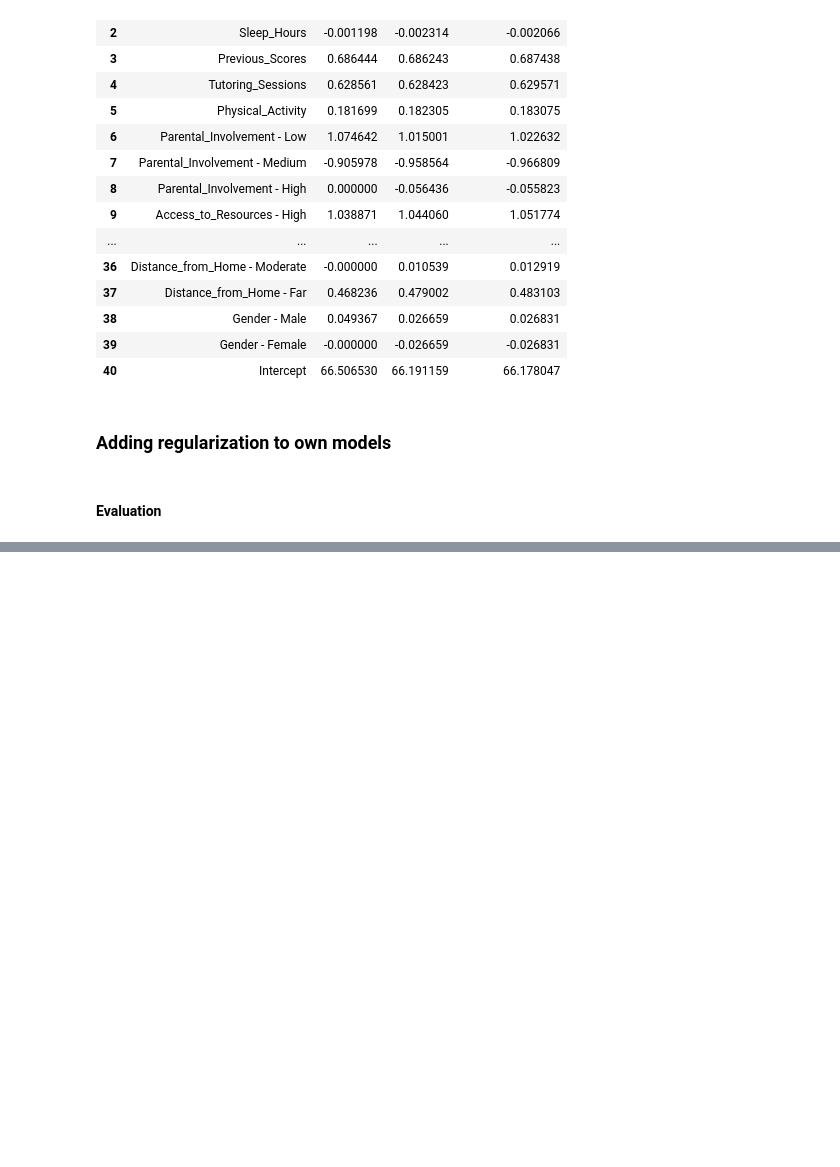
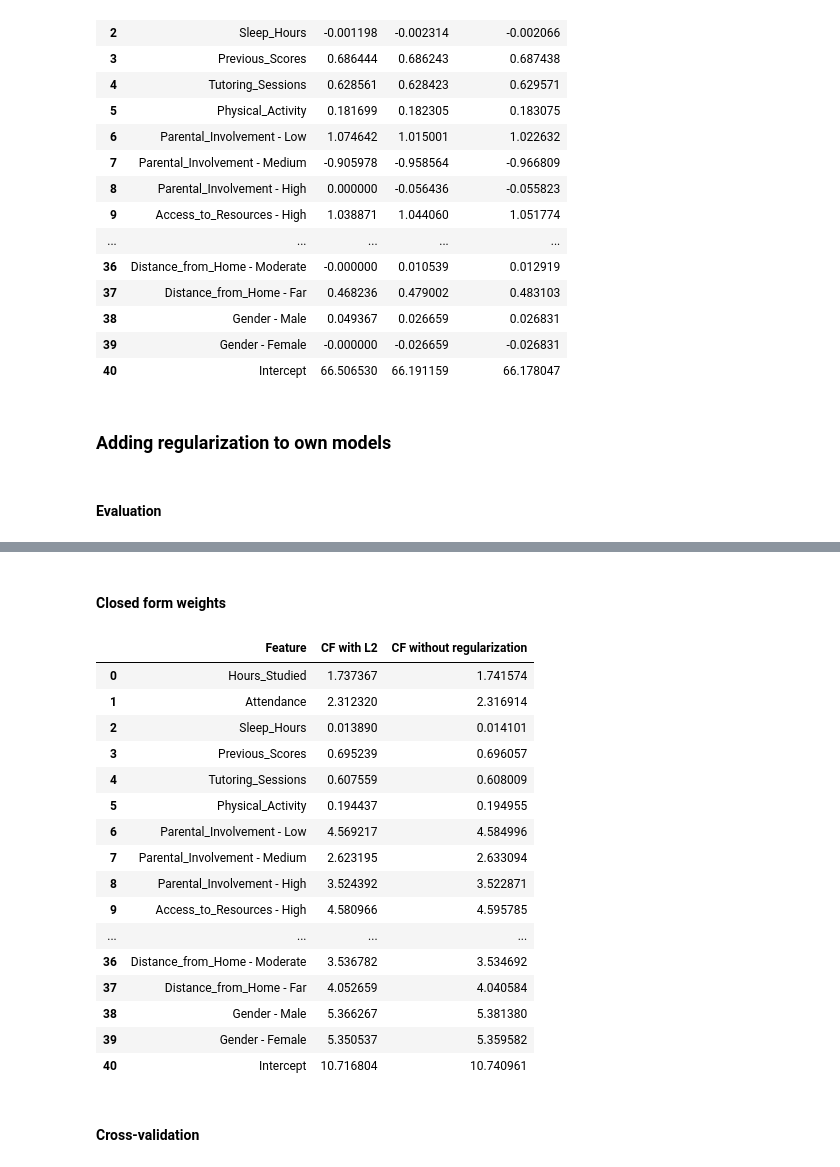
Before and after one commit to p0mpon/projekt_msid, a Jupyter notebook: regularization.ipynb, the cells around one changed output, grey strips where cells are left out. Saved outputs shown, nothing was run; the diff lists cells and outputs as text; code cells hidden in the pictures; blank space fills up the shorter version.

```diff
--- a/regularization.ipynb
+++ b/regularization.ipynb
@@ -274,0 +275,29 @@ display(df_weights_reg)
+# %% [markdown]
+#### Closed form weights
+# %%
+models = [closed_form_LR_L2, closed_form_LR]
+model_names = ['CF with L2', 'CF without regularization']
+
+df_weights_reg = weights_table(data, X, models, model_names)
+
+display(df_weights_reg)
+# %% [output]
+|  | Feature | CF with L2 | CF without regularization |
+| 0 | Hours_Studied | 1.737367 | 1.741574 |
+| 1 | Attendance | 2.312320 | 2.316914 |
+| 2 | Sleep_Hours | 0.013890 | 0.014101 |
+| 3 | Previous_Scores | 0.695239 | 0.696057 |
+| 4 | Tutoring_Sessions | 0.607559 | 0.608009 |
+| 5 | Physical_Activity | 0.194437 | 0.194955 |
+| 6 | Parental_Involvement - Low | 4.569217 | 4.584996 |
+| 7 | Parental_Involvement - Medium | 2.623195 | 2.633094 |
+| 8 | Parental_Involvement - High | 3.524392 | 3.522871 |
+| 9 | Access_to_Resources - High | 4.580966 | 4.595785 |
+| ... | ... | ... | ... |
+| 36 | Distance_from_Home - Moderate | 3.536782 | 3.534692 |
+| 37 | Distance_from_Home - Far | 4.052659 | 4.040584 |
+| 38 | Gender - Male | 5.366267 | 5.381380 |
+| 39 | Gender - Female | 5.350537 | 5.359582 |
+| 40 | Intercept | 10.716804 | 10.740961 |
+# %% [markdown]
+#### Cross-validation
```
Also changed, not shown: parts of 6 cells of this notebook, 4 other files.
